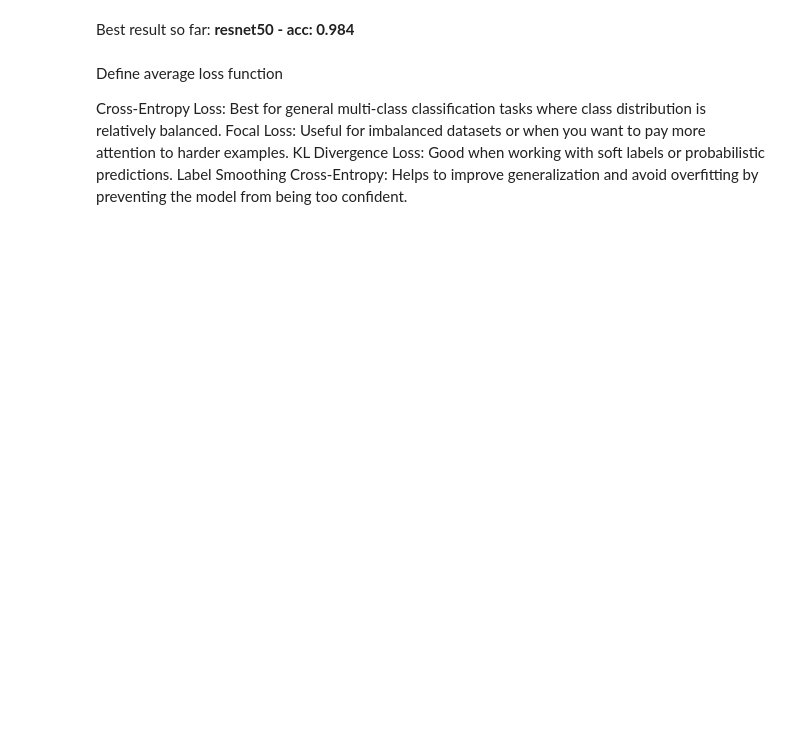
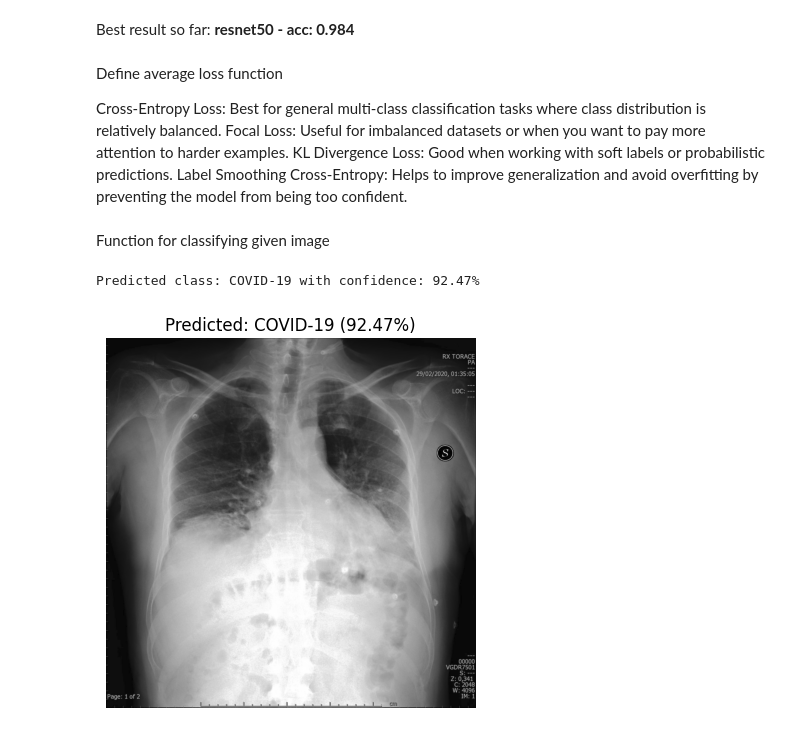
Before and after one commit to Strojove-uceni/2024-final-jiri-jozef, a Jupyter notebook: main.ipynb, the cells around one changed output. Cells and saved outputs as stored; diff of their text form; code cells hidden in the pictures; blank space fills up the shorter version.

Commit message:
Added function that classifies given image with its accuraccy

```diff
--- a/main.ipynb
+++ b/main.ipynb
@@ -321,3 +323,5 @@ Cross-Entropy Loss: Best for general multi-class classification tasks where clas
 Focal Loss: Useful for imbalanced datasets or when you want to pay more attention to harder examples.
 KL Divergence Loss: Good when working with soft labels or probabilistic predictions.
 Label Smoothing Cross-Entropy: Helps to improve generalization and avoid overfitting by preventing the model from being too confident.
+# %% [markdown]
+Function for classifying given image
@@ -323,0 +370,7 @@ Label Smoothing Cross-Entropy: Helps to improve generalization and avoid overfit
+# %%
+# Example usage
+image_path = path + "/Covid19-dataset/test/Covid/098.jpeg" # I chose one random image
+predicted_label = classify_image(model, image_path, class_names)
+# %% [output]
+Predicted class: COVID-19 with confidence: 92.47%
+[figure, added]
```
Also changed, not shown: parts of 6 cells of this notebook.
